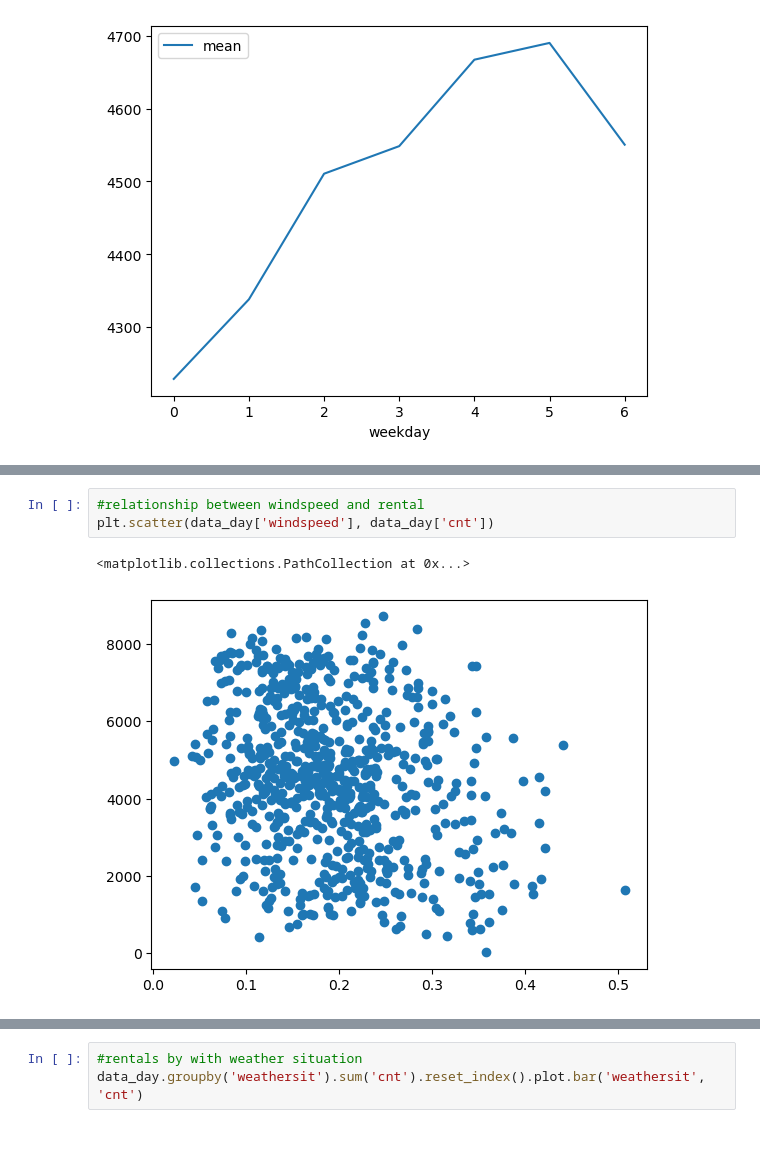
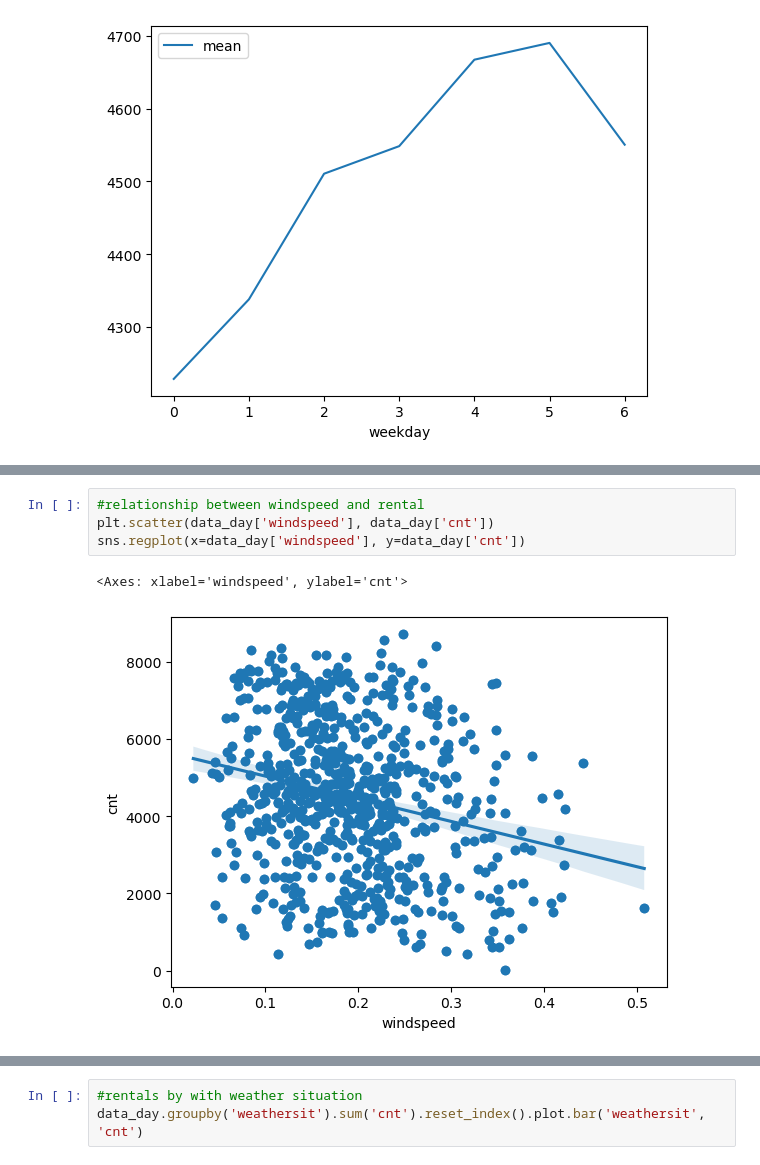
Before and after one commit to a3nath/bikerentalml, a Jupyter notebook: scripts/prepare_data.ipynb, the cells around one changed output, grey strips where cells are left out. Drawn from its saved outputs; the diff is of its cells as text; blank space fills up the shorter version.

```diff
--- a/scripts/prepare_data.ipynb
+++ b/scripts/prepare_data.ipynb
@@ -271,6 +291,7 @@ plt.scatter(data_day['temp_actual_feel'], data_day['cnt'])
 # %%
 #relationship between windspeed and rental
 plt.scatter(data_day['windspeed'], data_day['cnt'])
+sns.regplot(x=data_day['windspeed'], y=data_day['cnt'])
 # %% [output]
-<matplotlib.collections.PathCollection at 0x...>
+<Axes: xlabel='windspeed', ylabel='cnt'>
-[figure, old version]
+[figure, new version]
```
Also changed, not shown: parts of 28 cells of this notebook, 1 other file.
